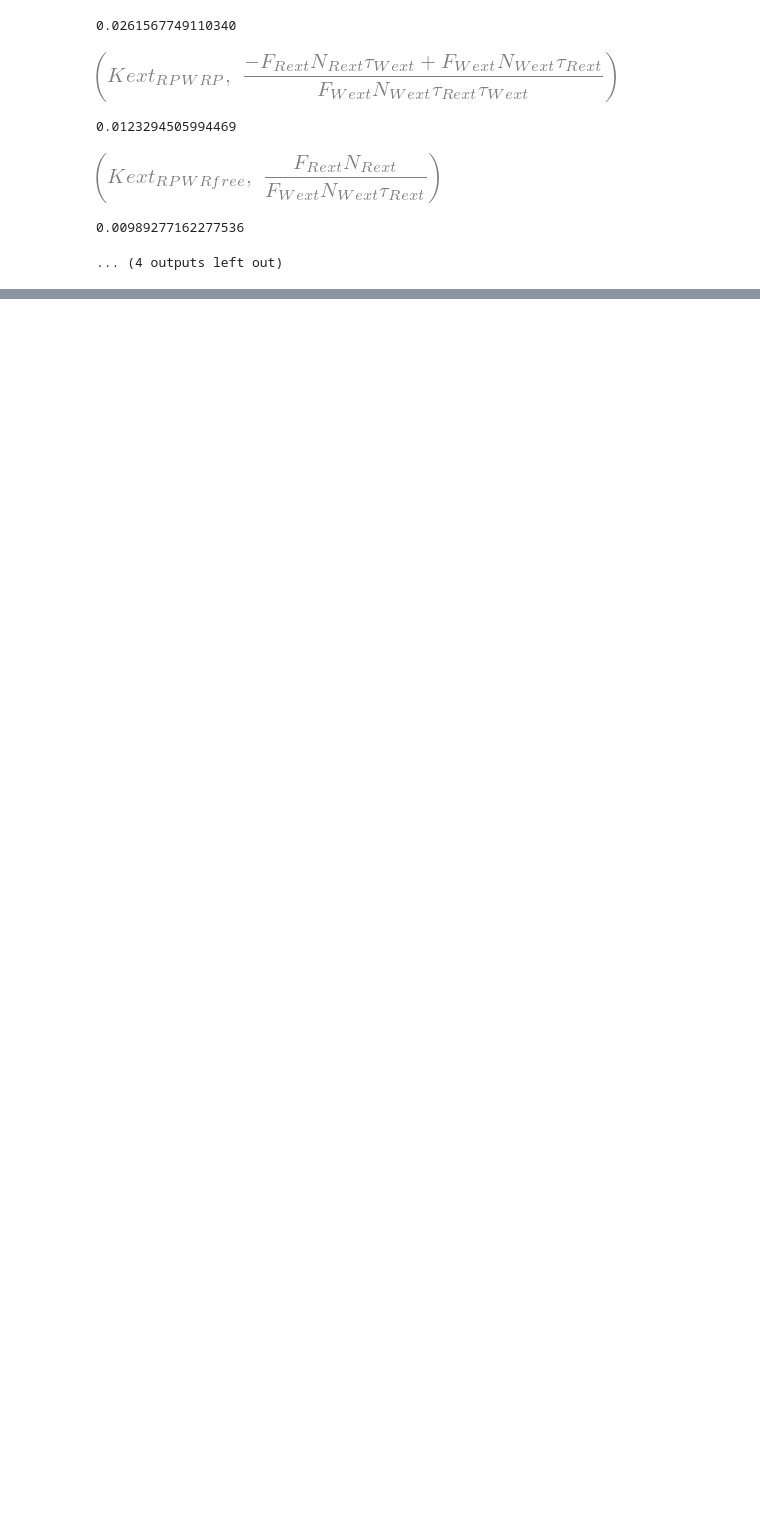
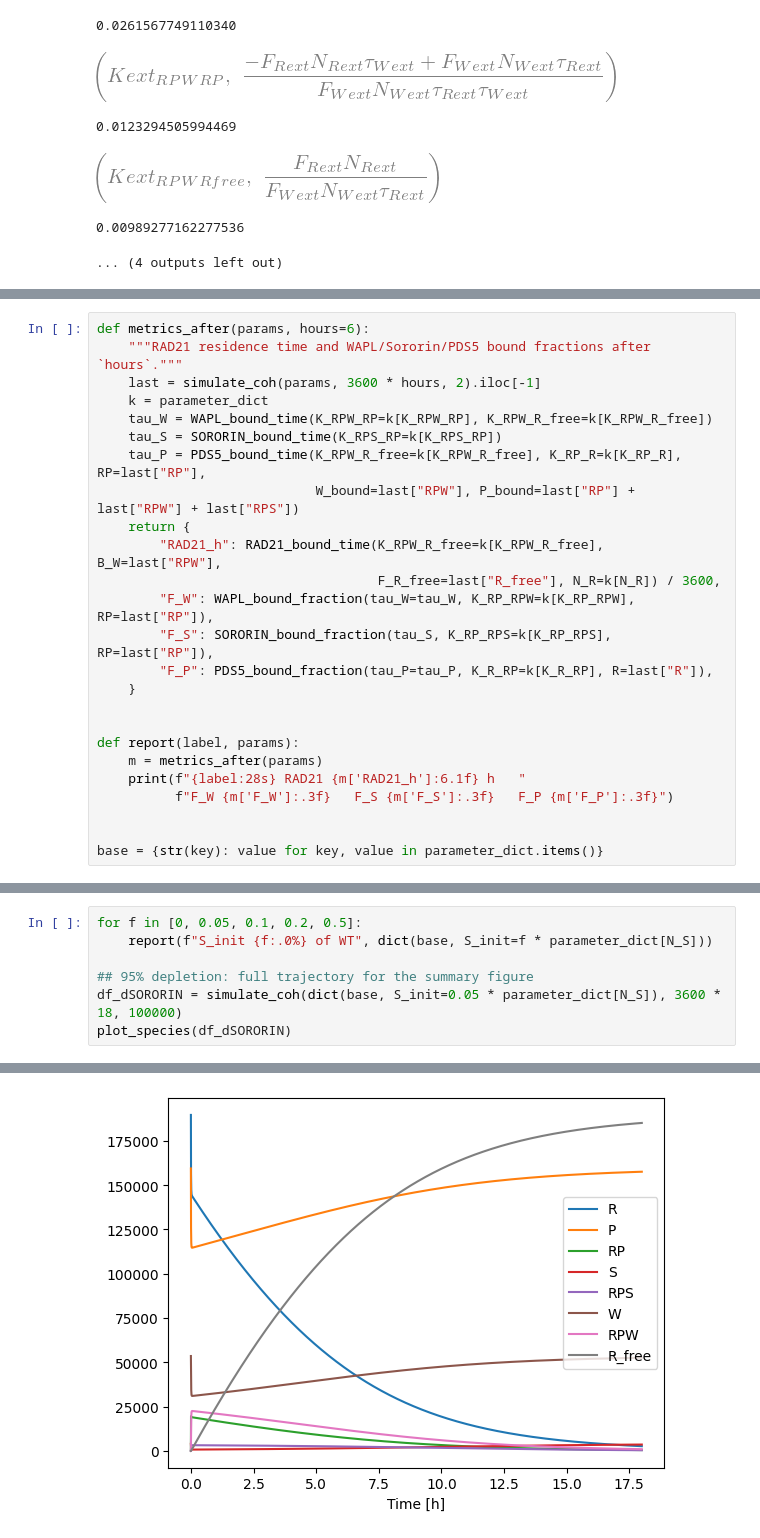
Before and after one commit to Fudenberg-Research-Group/sister-cohesin-dynamics, a Jupyter notebook: chemistry/Step2_Kinetics/bounded_linker_over_time_tau10h.ipynb, the cells around one changed output, grey strips where cells are left out. Saved outputs shown, nothing was run; the diff lists cells and outputs as text; blank space fills up the shorter version.

```diff
--- a/chemistry/Step2_Kinetics/bounded_linker_over_time_tau10h.ipynb
+++ b/chemistry/Step2_Kinetics/bounded_linker_over_time_tau10h.ipynb
@@ -342,0 +370,25 @@ parameter_dict_string_keys.update({'S_init':  parameter_dict[N_S]})
+# %%
+def metrics_after(params, hours=6):
+    """RAD21 residence time and WAPL/Sororin/PDS5 bound fractions after `hours`."""
+    last = simulate_coh(params, 3600 * hours, 2).iloc[-1]
+    k = parameter_dict
+    tau_W = WAPL_bound_time(K_RPW_RP=k[K_RPW_RP], K_RPW_R_free=k[K_RPW_R_free])
+    tau_S = SORORIN_bound_time(K_RPS_RP=k[K_RPS_RP])
+    tau_P = PDS5_bound_time(K_RPW_R_free=k[K_RPW_R_free], K_RP_R=k[K_RP_R], RP=last["RP"],
+                            W_bound=last["RPW"], P_bound=last["RP"] + last["RPW"] + last["RPS"])
+    return {
+        "RAD21_h": RAD21_bound_time(K_RPW_R_free=k[K_RPW_R_free], B_W=last["RPW"],
+                                    F_R_free=last["R_free"], N_R=k[N_R]) / 3600,
+        "F_W": WAPL_bound_fraction(tau_W=tau_W, K_RP_RPW=k[K_RP_RPW], RP=last["RP"]),
+        "F_S": SORORIN_bound_fraction(tau_S, K_RP_RPS=k[K_RP_RPS], RP=last["RP"]),
+        "F_P": PDS5_bound_fraction(tau_P=tau_P, K_R_RP=k[K_R_RP], R=last["R"]),
+    }
+
+
+def report(label, params):
+    m = metrics_after(params)
+    print(f"{label:28s} RAD21 {m['RAD21_h']:6.1f} h   "
+          f"F_W {m['F_W']:.3f}   F_S {m['F_S']:.3f}   F_P {m['F_P']:.3f}")
+
+
+base = {str(key): value for key, value in parameter_dict.items()}
@@ -342,0 +397,8 @@ parameter_dict_string_keys.update({'S_init':  parameter_dict[N_S]})
+# %%
+for f in [0, 0.05, 0.1, 0.2, 0.5]:
+    report(f"S_init {f:.0%} of WT", dict(base, S_init=f * parameter_dict[N_S]))
+
+## 95% depletion: full trajectory for the summary figure
+df_dSORORIN = simulate_coh(dict(base, S_init=0.05 * parameter_dict[N_S]), 3600 * 18, 100000)
+plot_species(df_dSORORIN)
+# %% [output]
@@ -343 +410,2 @@ parameter_dict_string_keys.update({'S_init':  parameter_dict[N_S]})
+[figure, added]
 # %% [markdown]
```
Also changed, not shown: parts of 40 cells of this notebook.
